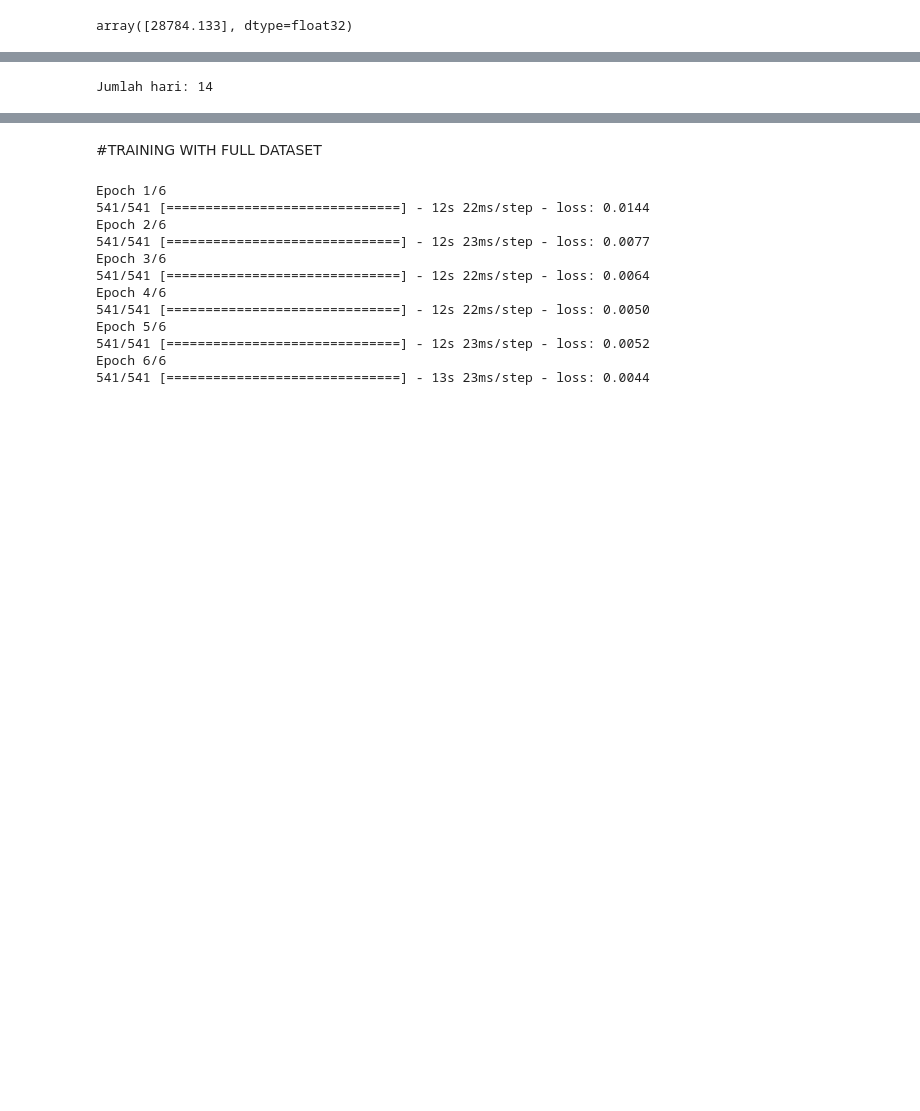
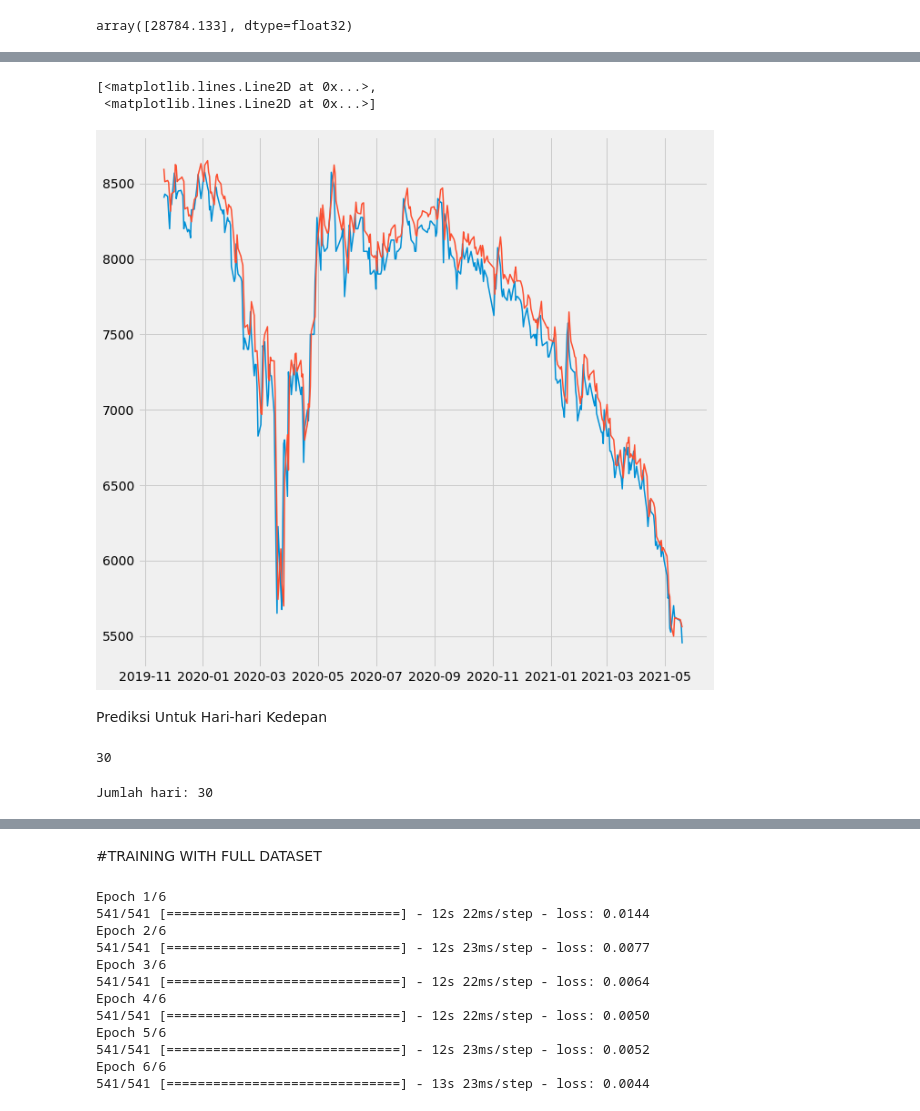
Before and after one commit to andreanstev/Stock_Price_Prediction_LSTM, a Jupyter notebook: StockPriceLSTM.ipynb, the cells around one changed output, grey strips where cells are left out. Drawn from its saved outputs; the diff is of its cells as text; code cells hidden in the pictures; blank space fills up the shorter version.

```diff
--- a/StockPriceLSTM.ipynb
+++ b/StockPriceLSTM.ipynb
@@ -138,6 +191,19 @@ See the caveats in the documentation: https://pandas.pydata.org/pandas-docs/stab
+# %%
+plt.figure(figsize=(10,10))
+plt.plot(valid[['Close','Predictions']],linewidth=1.5)
+# %% [output]
+[<matplotlib.lines.Line2D at 0x...>,
+ <matplotlib.lines.Line2D at 0x...>]
+[figure, added]
+# %% [markdown]
+Prediksi Untuk Hari-hari Kedepan
+# %%
+inp
+# %% [output]
+30
 # %%
 hari = int(input("Jumlah hari: "))
-data_pred = scaled_data[training_data_len-inp:training_data_len,:] #60 nilai terakhir dari dataset
+data_pred = scaled_data[data_len-inp:data_len,:]
 for i in range(0,hari):
   x_pred = np.vstack(data_pred[i:i+inp, 0])
   x_pred = np.array(x_pred)
@@ -145,7 +211,7 @@ for i in range(0,hari):
   predict = model.predict(x_pred)
   data_pred = np.vstack((data_pred, predict))
 # %% [output]
-Jumlah hari: 14
+Jumlah hari: 30
 # %%
 data_pred.shape
 # %% [output]
```
Also changed, not shown: parts of 22 cells of this notebook.
